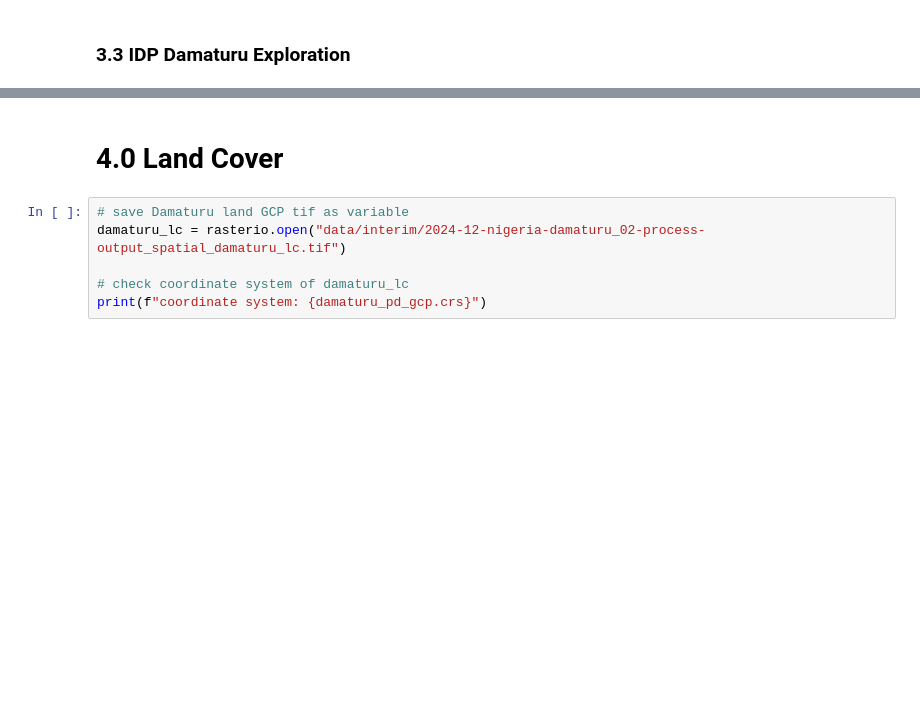
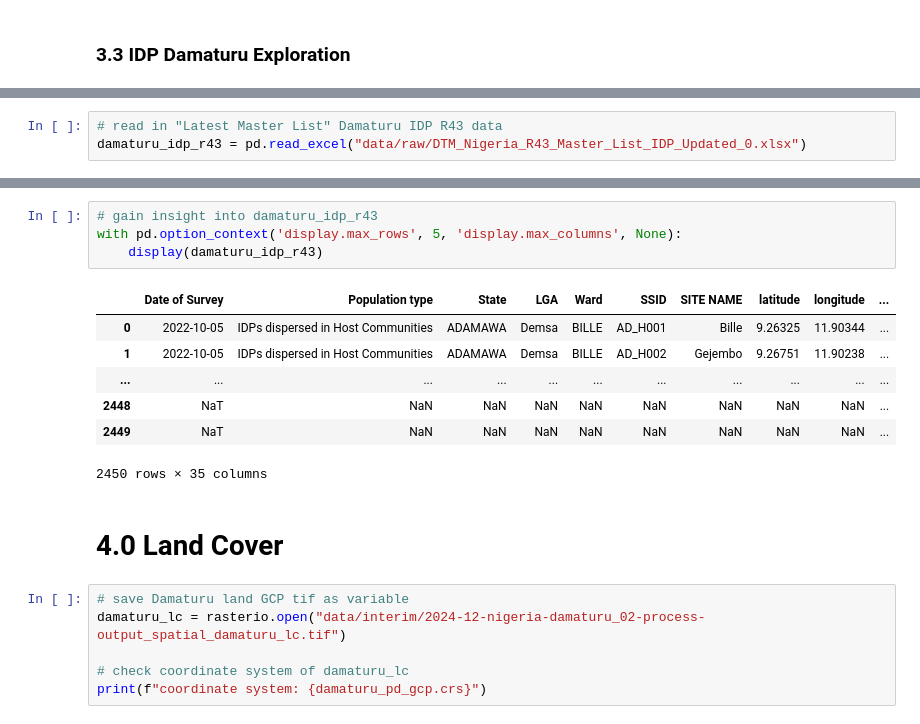
Before and after one commit to carolinecullinan/damaturu-nigeria-idp, a Jupyter notebook: notebooks/1-cgc-cleaning.ipynb, the cells around one changed output, grey strips where cells are left out. Cells and saved outputs as stored; diff of their text form; blank space fills up the shorter version.

```diff
--- a/notebooks/1-cgc-cleaning.ipynb
+++ b/notebooks/1-cgc-cleaning.ipynb
@@ -300,0 +364,3 @@ damaturu_idp_clean.to_file('data/processed/damaturu_idp_clean.geojson', driver='
+# %%
+# read in "Latest Master List" Damaturu IDP R43 data
+damaturu_idp_r43 = pd.read_excel("data/raw/DTM_Nigeria_R43_Master_List_IDP_Updated_0.xlsx")
@@ -301,3 +389,15 @@ damaturu_idp_clean.to_file('data/processed/damaturu_idp_clean.geojson', driver='
+# %%
+# gain insight into damaturu_idp_r43
+with pd.option_context('display.max_rows', 5, 'display.max_columns', None):
+    display(damaturu_idp_r43)
+# %% [output]
+|  | Date of Survey | Population type | State | LGA | Ward | SSID | SITE NAME | latitude | longitude | ... |
+| 0 | 2022-10-05 | IDPs dispersed in Host Communities | ADAMAWA | Demsa | BILLE | AD_H001 | Bille | 9.26325 | 11.90344 | ... |
+| 1 | 2022-10-05 | IDPs dispersed in Host Communities | ADAMAWA | Demsa | BILLE | AD_H002 | Gejembo | 9.26751 | 11.90238 | ... |
+| ... | ... | ... | ... | ... | ... | ... | ... | ... | ... | ... |
+| 2448 | NaT | NaN | NaN | NaN | NaN | NaN | NaN | NaN | NaN | ... |
+| 2449 | NaT | NaN | NaN | NaN | NaN | NaN | NaN | NaN | NaN | ... |
+2450 rows × 35 columns
 # %% [markdown]
 # 4.0 Land Cover
 # %%
```
Also changed, not shown: parts of 24 cells of this notebook, 11 other files.
